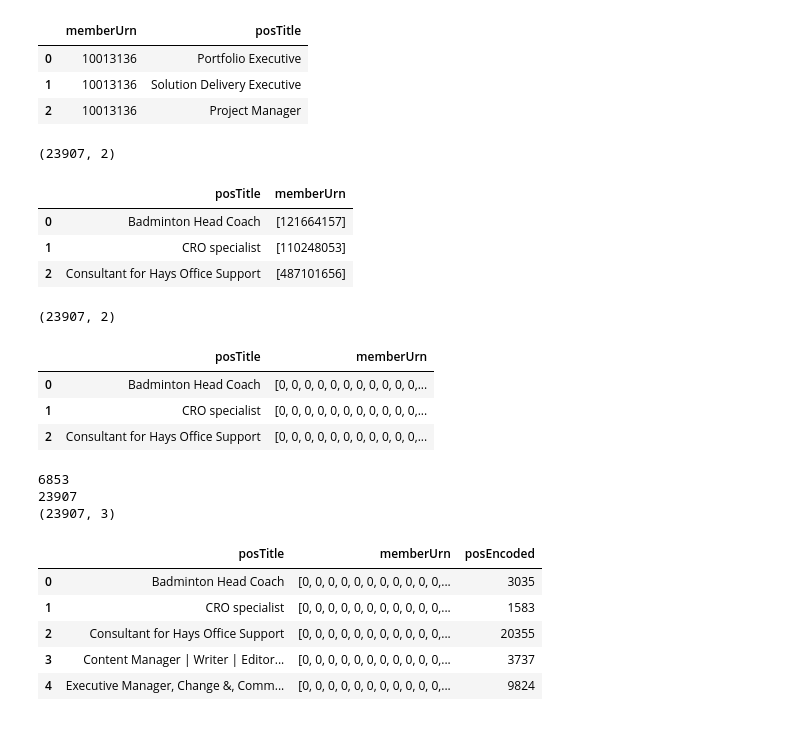
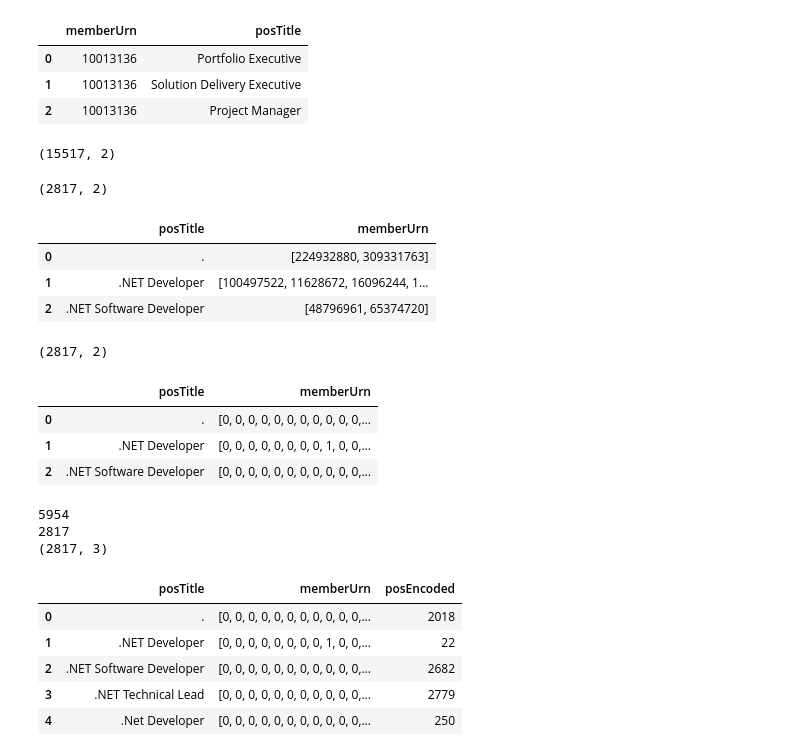
Before and after one commit to draymond63/passion, a Jupyter notebook: w2v_train_compile.ipynb, the cells around one changed output. Cells and saved outputs as stored; diff of their text form; code cells hidden in the pictures.

```diff
--- a/w2v_train_compile.ipynb
+++ b/w2v_train_compile.ipynb
@@ -27,6 +27,12 @@ members.head(3)
 | 0 | 10013136 | Portfolio Executive |
 | 1 | 10013136 | Solution Delivery Executive |
 | 2 | 10013136 | Project Manager |
+# %%
+members = members[members.groupby('posTitle')['posTitle'].transform('count') > 1] # Only values that have multiple inputs
+members = members.drop_duplicates()
+members.shape
+# %% [output]
+(15517, 2)
 # %%
 # Group members by position
 members_grouped = members.groupby('posTitle')['memberUrn'].apply(list) # 2817 jobs w/ more than 1 member
@@ -37,11 +43,11 @@ members_grouped = members_grouped.reset_index()
 print(members_grouped.shape)
 members_grouped.head(3)
 # %% [output]
-(23907, 2)
+(2817, 2)
 |  | posTitle | memberUrn |
-| 0 | Badminton Head Coach | [121664157] |
-| 1 | CRO specialist | [110248053] |
-| 2 | Consultant for Hays Office Support | [487101656] |
+| 0 | . | [224932880, 309331763] |
+| 1 | .NET Developer | [100497522, 11628672, 16096244, 1... |
+| 2 | .NET Software Developer | [48796961, 65374720] |
 # %%
 #! HORRIBLE MEMORY
 ids = members['memberUrn'].unique().tolist()
@@ -57,40 +63,43 @@ def multiEncodeMembers(urnList):
 
 # Multi=encode the members
 members_grouped['memberUrn'] = members_grouped['memberUrn'].apply(multiEncodeMembers)
-members_grouped['posTitle'] = members_grouped['posTitle'].drop_duplicates()
+# Get rid of entries that only appear once
+# members_grouped = members_grouped[members_grouped.posTitle.duplicated(keep=False)] # No values?
+# Drop duplicate entries now
+# members_grouped['posTitle'] = members_grouped['posTitle'].drop_duplicates()
 
 print(members_grouped.shape)
 members_grouped.head(3)
 # %% [output]
-(23907, 2)
+(2817, 2)
 |  | posTitle | memberUrn |
-| 0 | Badminton Head Coach | [0, 0, 0, 0, 0, 0, 0, 0, 0, 0, 0,... |
-| 1 | CRO specialist | [0, 0, 0, 0, 0, 0, 0, 0, 0, 0, 0,... |
-| 2 | Consultant for Hays Office Support | [0, 0, 0, 0, 0, 0, 0, 0, 0, 0, 0,... |
+| 0 | . | [0, 0, 0, 0, 0, 0, 0, 0, 0, 0, 0,... |
+| 1 | .NET Developer | [0, 0, 0, 0, 0, 0, 0, 0, 1, 0, 0,... |
+| 2 | .NET Software Developer | [0, 0, 0, 0, 0, 0, 0, 0, 0, 0, 0,... |
 # %%
 #! HORRIBLE MEMORY
 pos_names = members['posTitle'].unique().tolist()
 
 # Multi=encode the members
 pos_encoded = members_grouped['posTitle'].apply(lambda x: pos_names.index(x)).to_frame()
 pos_encoded = pos_encoded.rename(columns={'posTitle': 'posEncoded'})
 # Group data together
 train = pd.concat([members_grouped, pos_encoded], axis=1)
 train = train.dropna()
 
-train.to_pickle('w2v_train.pkl')
+train.to_json('w2v_train.json')
 
 print(len(ids))
 print(len(pos_names))
 print(train.shape)
 train.head(5)
 # %% [output]
-6853
-23907
-(23907, 3)
+5954
+2817
+(2817, 3)
 |  | posTitle | memberUrn | posEncoded |
-| 0 | Badminton Head Coach | [0, 0, 0, 0, 0, 0, 0, 0, 0, 0, 0,... | 3035 |
-| 1 | CRO specialist | [0, 0, 0, 0, 0, 0, 0, 0, 0, 0, 0,... | 1583 |
-| 2 | Consultant for Hays Office Support | [0, 0, 0, 0, 0, 0, 0, 0, 0, 0, 0,... | 20355 |
-| 3 | Content Manager | Writer | Editor... | [0, 0, 0, 0, 0, 0, 0, 0, 0, 0, 0,... | 3737 |
-| 4 | Executive Manager, Change &, Comm... | [0, 0, 0, 0, 0, 0, 0, 0, 0, 0, 0,... | 9824 |
+| 0 | . | [0, 0, 0, 0, 0, 0, 0, 0, 0, 0, 0,... | 2018 |
+| 1 | .NET Developer | [0, 0, 0, 0, 0, 0, 0, 0, 1, 0, 0,... | 22 |
+| 2 | .NET Software Developer | [0, 0, 0, 0, 0, 0, 0, 0, 0, 0, 0,... | 2682 |
+| 3 | .NET Technical Lead | [0, 0, 0, 0, 0, 0, 0, 0, 0, 0, 0,... | 2779 |
+| 4 | .Net Developer | [0, 0, 0, 0, 0, 0, 0, 0, 0, 0, 0,... | 250 |
```
Also changed, not shown: 3 other files.
